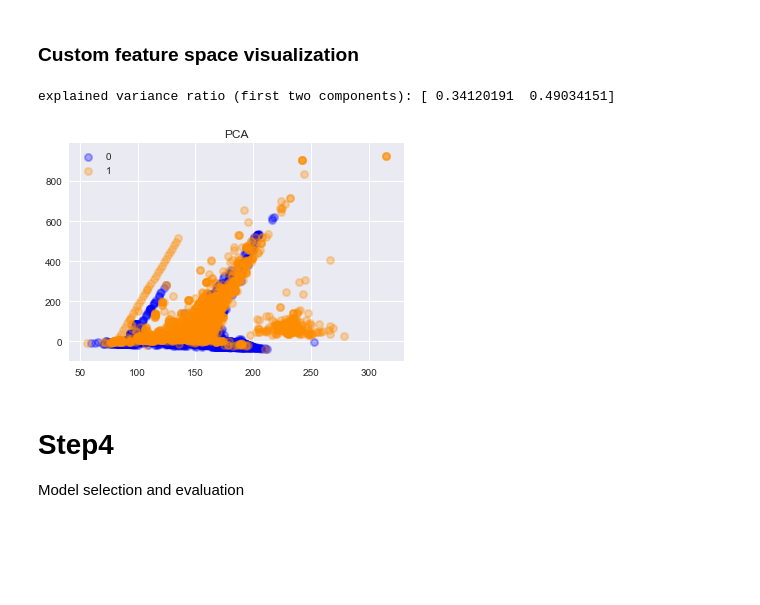
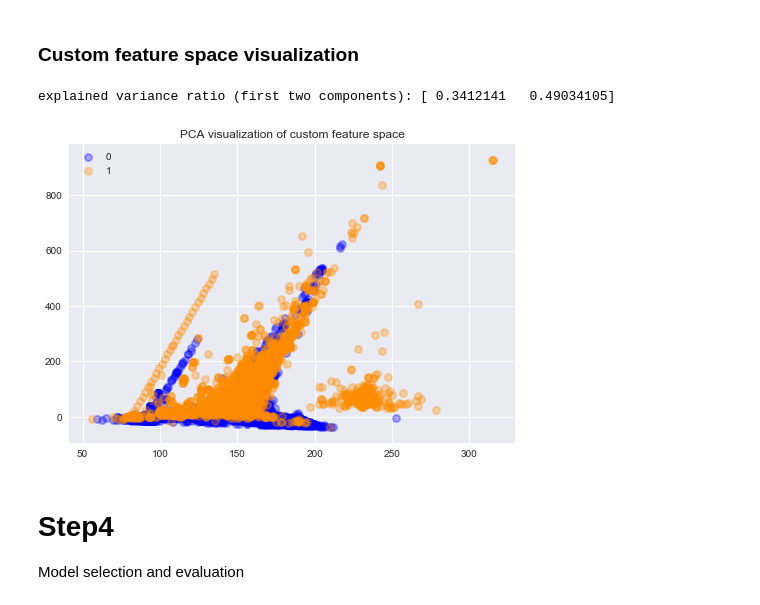
Before and after one commit to grananqvist/Machine-Learning-Web-Application-Firewall-and-Dataset, a Jupyter notebook: Data_analysis.ipynb, the cells around one changed output. Cells and saved outputs as stored; diff of their text form; code cells hidden in the pictures; blank space fills up the shorter version.

```diff
--- a/Data_analysis.ipynb
+++ b/Data_analysis.ipynb
@@ -594,7 +594,7 @@ After creating our different feature spaces to later train each classifier on,
 we first examine them visually by projecting the feature spaces into two dimensions using Principle Component Analysis
 Graphs are shown below displaying the data in 3 out of 7 of our feature spaces
 # %%
-def visualize_feature_space_by_projection(X,Y):
+def visualize_feature_space_by_projection(X,Y,title='PCA'):
     pca = TruncatedSVD(n_components=2)
     X_r = pca.fit(X).transform(X)
 
@@ -610,7 +610,7 @@ def visualize_feature_space_by_projection(X,Y):
         plt.scatter(X_r[Y == i, 0], X_r[Y == i, 1], color=color, alpha=.3, lw=lw,
                     label=i)
     plt.legend(loc='best', shadow=False, scatterpoints=1)
-    plt.title('PCA')
+    plt.title(title)
     plt.show()
 # %% [markdown]
 ### 1-Grams CountVectorizer feature space visualization
@@ -633,12 +633,12 @@ explained variance ratio (first two components): [ 0.00579368  0.0025907 ]
 # %% [markdown]
 ### Custom feature space visualization
 # %%
-X = create_features(payloads.copy())
+X = create_features(pd.DataFrame(payloads['payload'].copy()))
 Y = payloads['is_malicious']
-visualize_feature_space_by_projection(X,Y)
+visualize_feature_space_by_projection(X,Y,title='PCA visualization of custom feature space')
 # %% [output]
-explained variance ratio (first two components): [ 0.34120191  0.49034151]
+explained variance ratio (first two components): [ 0.3412141   0.49034105]
-[figure, old version]
+[figure, new version]
 # %% [markdown]
 #  Step4
 Model selection and evaluation
```
Also changed, not shown: parts of 16 cells of this notebook, 8 other files.
